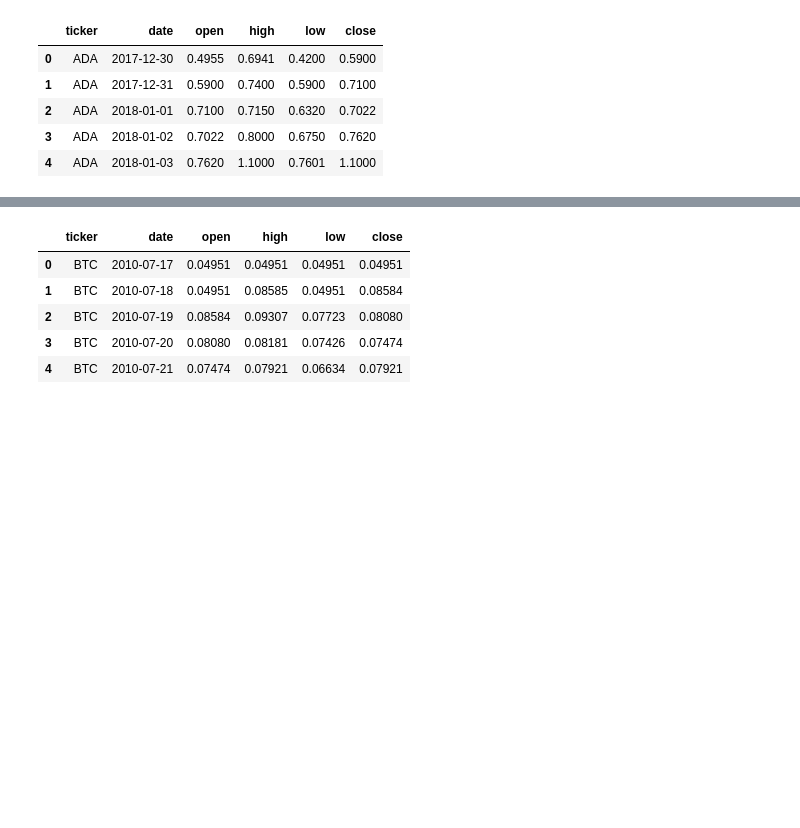
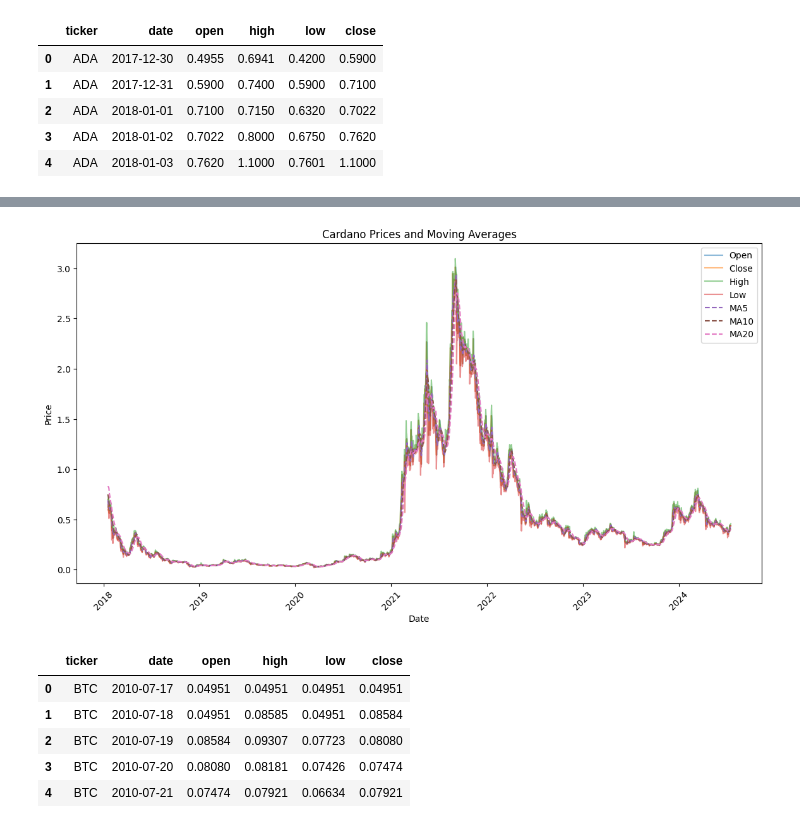
Before and after one commit to Kawians/Crypto-Prediction, a Jupyter notebook: Crypto Price Prediction.ipynb, the cells around one changed output, grey strips where cells are left out. Cells and saved outputs as stored; diff of their text form; code cells hidden in the pictures; blank space fills up the shorter version.

Commit message:
Training dataset on Cardano crypto

```diff
--- a/Crypto Price Prediction.ipynb
+++ b/Crypto Price Prediction.ipynb
@@ -21,3 +25,9 @@ ADA.head()
 | 2 | ADA | 2018-01-01 | 0.7100 | 0.7150 | 0.6320 | 0.7022 |
 | 3 | ADA | 2018-01-02 | 0.7022 | 0.8000 | 0.6750 | 0.7620 |
 | 4 | ADA | 2018-01-03 | 0.7620 | 1.1000 | 0.7601 | 1.1000 |
+# %%
+# Feature engineering for ADA
+ADA['MA5'] = ADA['close'].rolling(window=5).mean()
+ADA['MA10'] = ADA['close'].rolling(window=10).mean()
+ADA['MA20'] = ADA['close'].rolling(window=20).mean()
+ADA = ADA.dropna()
@@ -24,3 +43,34 @@ ADA.head()
+# %%
+# Parse the Date column to datetime
+ADA['date'] = pd.to_datetime(ADA['date'])
+
+# Plotting the data
+plt.figure(figsize=(14, 7))
+
+# Plot Open, Close, High, Low prices
+plt.plot(ADA['date'], ADA['open'], label='Open', alpha=0.5)
+plt.plot(ADA['date'], ADA['close'], label='Close', alpha=0.5)
+plt.plot(ADA['date'], ADA['high'], label='High', alpha=0.5)
+plt.plot(ADA['date'], ADA['low'], label='Low', alpha=0.5)
+
+# Plot Moving Averages
+plt.plot(ADA['date'], ADA['MA5'], label='MA5', linestyle='--')
+plt.plot(ADA['date'], ADA['MA10'], label='MA10', linestyle='--')
+plt.plot(ADA['date'], ADA['MA20'], label='MA20', linestyle='--')
+
+# Add titles and labels
+plt.title('Cardano Prices and Moving Averages')
+plt.xlabel('Date')
+plt.ylabel('Price')
+plt.legend()
+
+# Rotate x-axis labels for better readability
+plt.xticks(rotation=45)
+
+# Show the plot
+plt.show()
+# %% [output]
+[figure, added]
 # %%
 BTC = pd.read_csv('/Users/kavian/Desktop/Crypto/Github/Crypto-Prediction/BTC.csv')
 # %%
```
Also changed, not shown: parts of 26 cells of this notebook.
